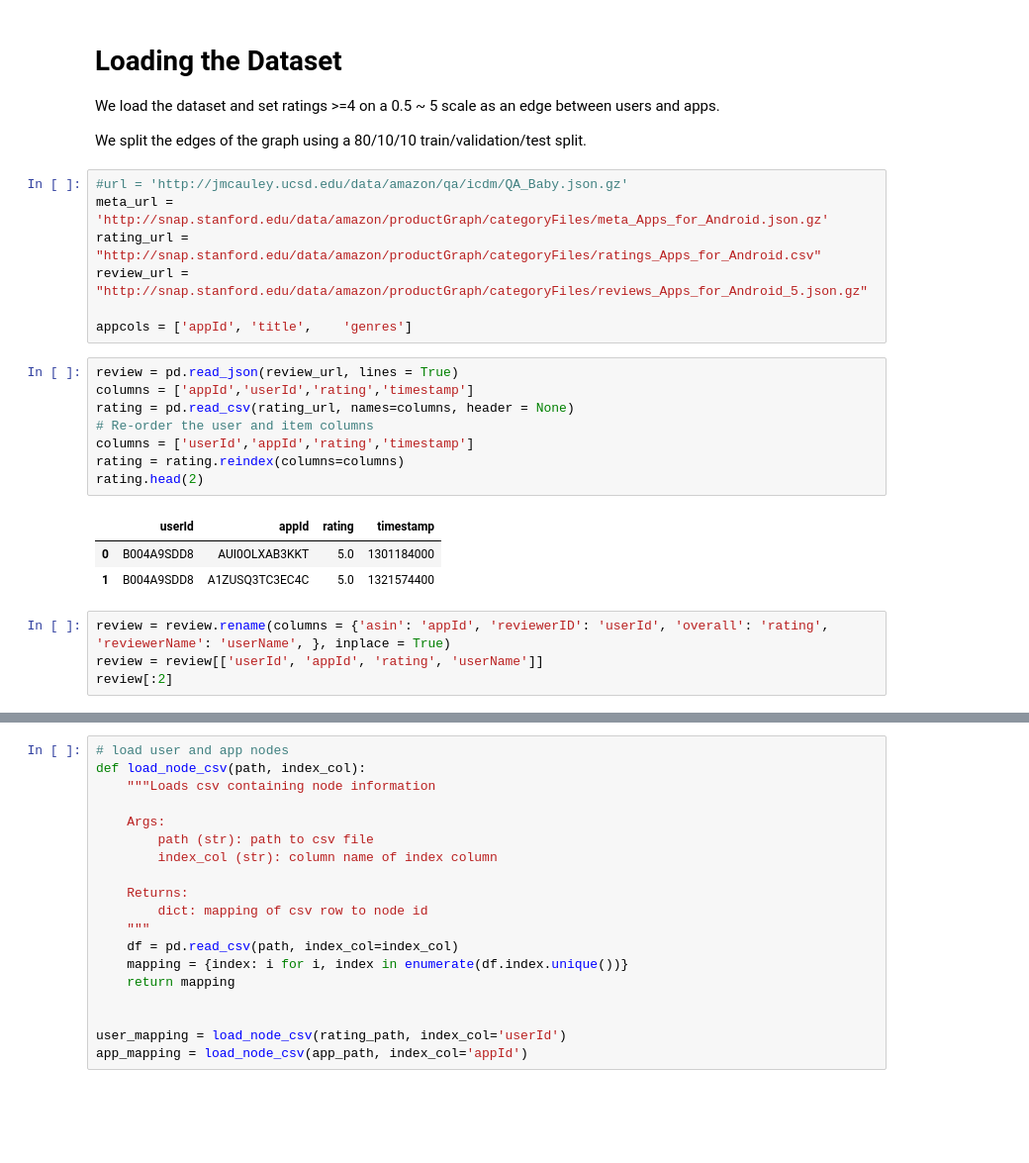
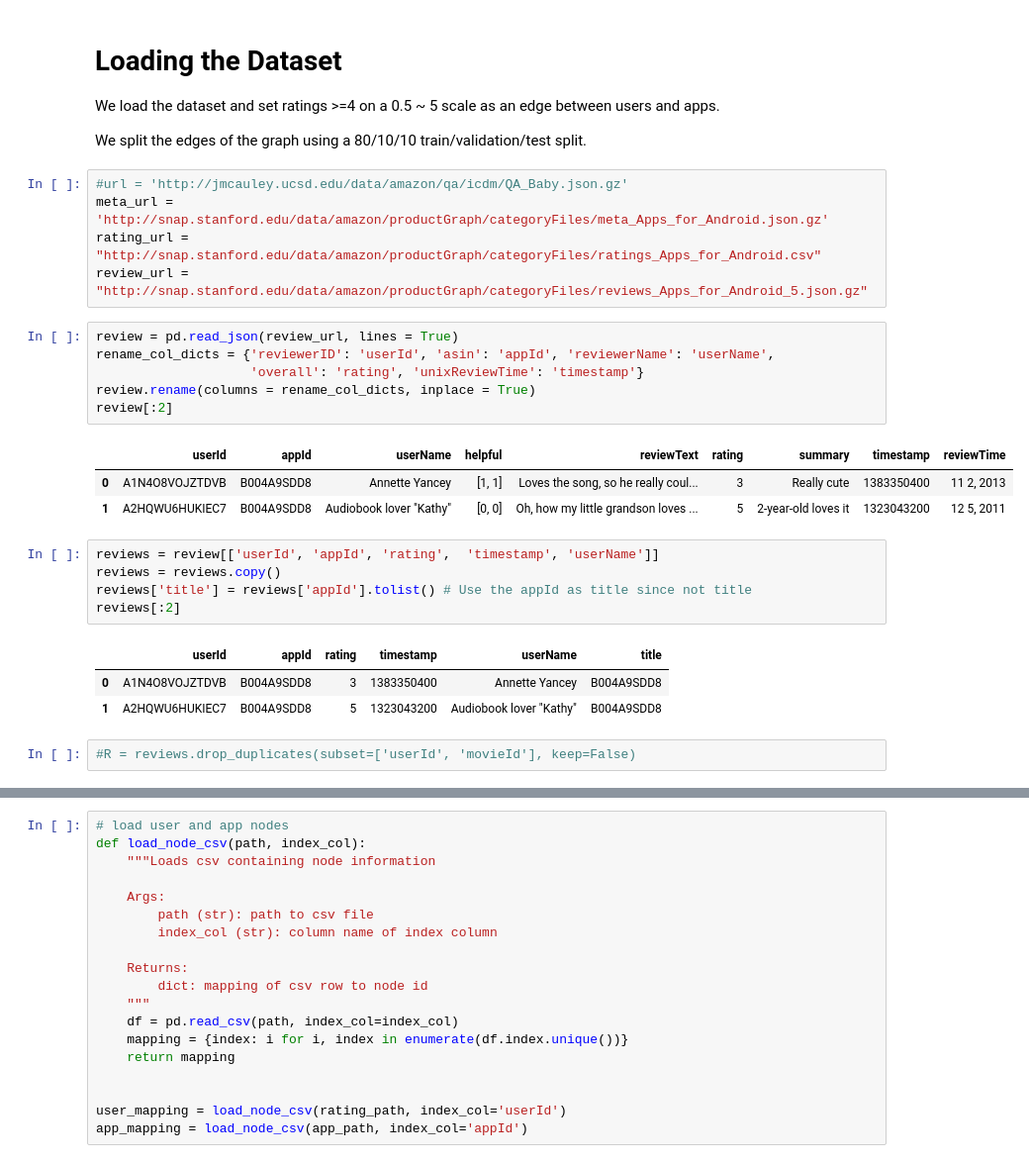
Before and after one commit to mequanent/App-Recommendation-Exercises, a Jupyter notebook: App Recommendation using LightGCN via Pytorch Geometric.ipynb, the cells around one changed output, grey strips where cells are left out. Shown at 99% size. Cells and saved outputs as stored; diff of their text form; blank space fills up the shorter version.

```diff
--- a/App Recommendation using LightGCN via Pytorch Geometric.ipynb
+++ b/App Recommendation using LightGCN via Pytorch Geometric.ipynb
@@ -58,21 +58,24 @@ We split the edges of the graph using a 80/10/10 train/validation/test split.
 meta_url = 'http://snap.stanford.edu/data/amazon/productGraph/categoryFiles/meta_Apps_for_Android.json.gz'
 rating_url = "http://snap.stanford.edu/data/amazon/productGraph/categoryFiles/ratings_Apps_for_Android.csv"
 review_url = "http://snap.stanford.edu/data/amazon/productGraph/categoryFiles/reviews_Apps_for_Android_5.json.gz"
-
-appcols = ['appId',	'title',	'genres']
-# %%
-review = pd.read_json(review_url, lines = True)
-columns = ['appId','userId','rating','timestamp']
-rating = pd.read_csv(rating_url, names=columns, header = None)
-# Re-order the user and item columns
-columns = ['userId','appId','rating','timestamp']
-rating = rating.reindex(columns=columns)
-rating.head(2)
-# %% [output]
-|  | userId | appId | rating | timestamp |
-| 0 | B004A9SDD8 | AUI0OLXAB3KKT | 5.0 | 1301184000 |
-| 1 | B004A9SDD8 | A1ZUSQ3TC3EC4C | 5.0 | 1321574400 |
-# %%
-review = review.rename(columns = {'asin': 'appId', 'reviewerID': 'userId', 'overall': 'rating', 'reviewerName': 'userName', }, inplace = True)
-review = review[['userId', 'appId', 'rating', 'userName']]
-review[:2]
+# %%
+review = pd.read_json(review_url, lines = True)
+rename_col_dicts = {'reviewerID': 'userId', 'asin': 'appId', 'reviewerName': 'userName',
+                    'overall': 'rating', 'unixReviewTime': 'timestamp'}
+review.rename(columns = rename_col_dicts, inplace = True)
+review[:2]
+# %% [output]
+|  | userId | appId | userName | helpful | reviewText | rating | summary | timestamp | reviewTime |
+| 0 | A1N4O8VOJZTDVB | B004A9SDD8 | Annette Yancey | [1, 1] | Loves the song, so he really coul... | 3 | Really cute | 1383350400 | 11 2, 2013 |
+| 1 | A2HQWU6HUKIEC7 | B004A9SDD8 | Audiobook lover "Kathy" | [0, 0] | Oh, how my little grandson loves ... | 5 | 2-year-old loves it | 1323043200 | 12 5, 2011 |
+# %%
+reviews = review[['userId', 'appId', 'rating',  'timestamp', 'userName']]
+reviews = reviews.copy()
+reviews['title'] = reviews['appId'].tolist() # Use the appId as title since not title
+reviews[:2]
+# %% [output]
+|  | userId | appId | rating | timestamp | userName | title |
+| 0 | A1N4O8VOJZTDVB | B004A9SDD8 | 3 | 1383350400 | Annette Yancey | B004A9SDD8 |
+| 1 | A2HQWU6HUKIEC7 | B004A9SDD8 | 5 | 1323043200 | Audiobook lover "Kathy" | B004A9SDD8 |
+# %%
+#R = reviews.drop_duplicates(subset=['userId', 'movieId'], keep=False)
```
Also changed, not shown: parts of 52 cells of this notebook.
